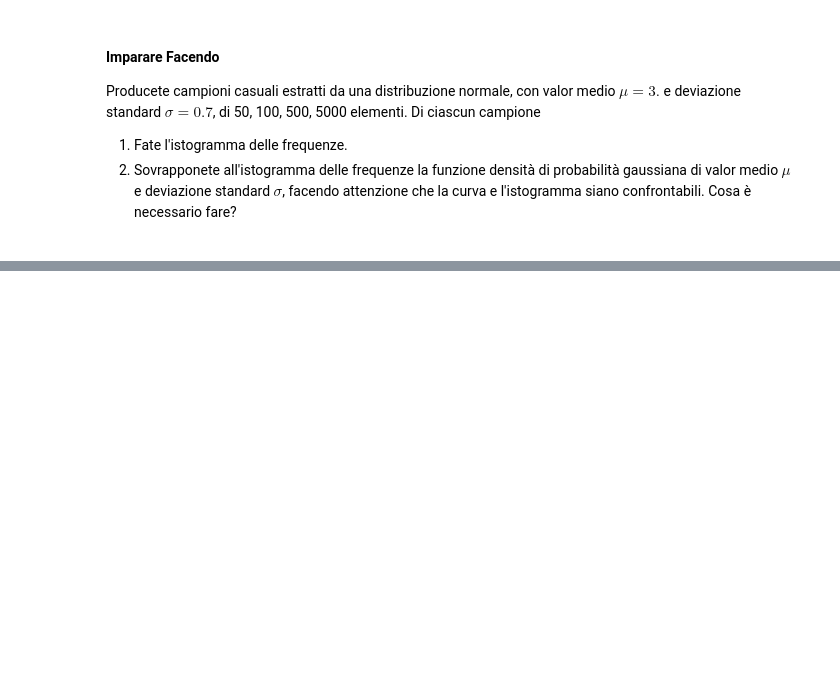
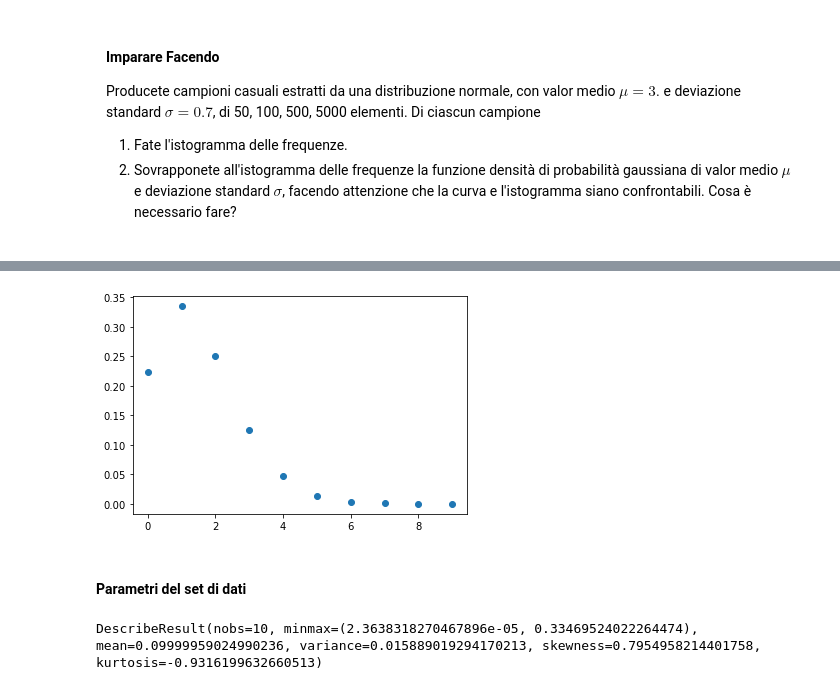
Before and after one commit to mainaezio/TIF_2023_Introduction_to_Python, a Jupyter notebook: ipynb/09_numpy_statistics.ipynb, the cells around one changed output, grey strips where cells are left out. Cells and saved outputs as stored; diff of their text form; code cells hidden in the pictures; blank space fills up the shorter version.

```diff
--- a/ipynb/09_numpy_statistics.ipynb
+++ b/ipynb/09_numpy_statistics.ipynb
@@ -274,0 +315,15 @@ Producete campioni casuali estratti da una distribuzione normale, con valor medi
+# %%
+mu = 1.5
+k = np.arange(0,10,1)
+n = stats.poisson.pmf(k, mu)
+# %%
+fig, ax = plt.subplots()
+ax.scatter(k,n);
+# %% [output]
+[figure, added]
+# %% [markdown]
+#### Parametri del set di dati
+# %%
+stats.describe(n)
+# %% [output]
+DescribeResult(nobs=10, minmax=(2.3638318270467896e-05, 0.33469524022264474), mean=0.09999959024990236, variance=0.015889019294170213, skewness=0.7954958214401758, kurtosis=-0.9316199632660513)
```
Also changed, not shown: parts of 13 cells of this notebook, 5 other files.
